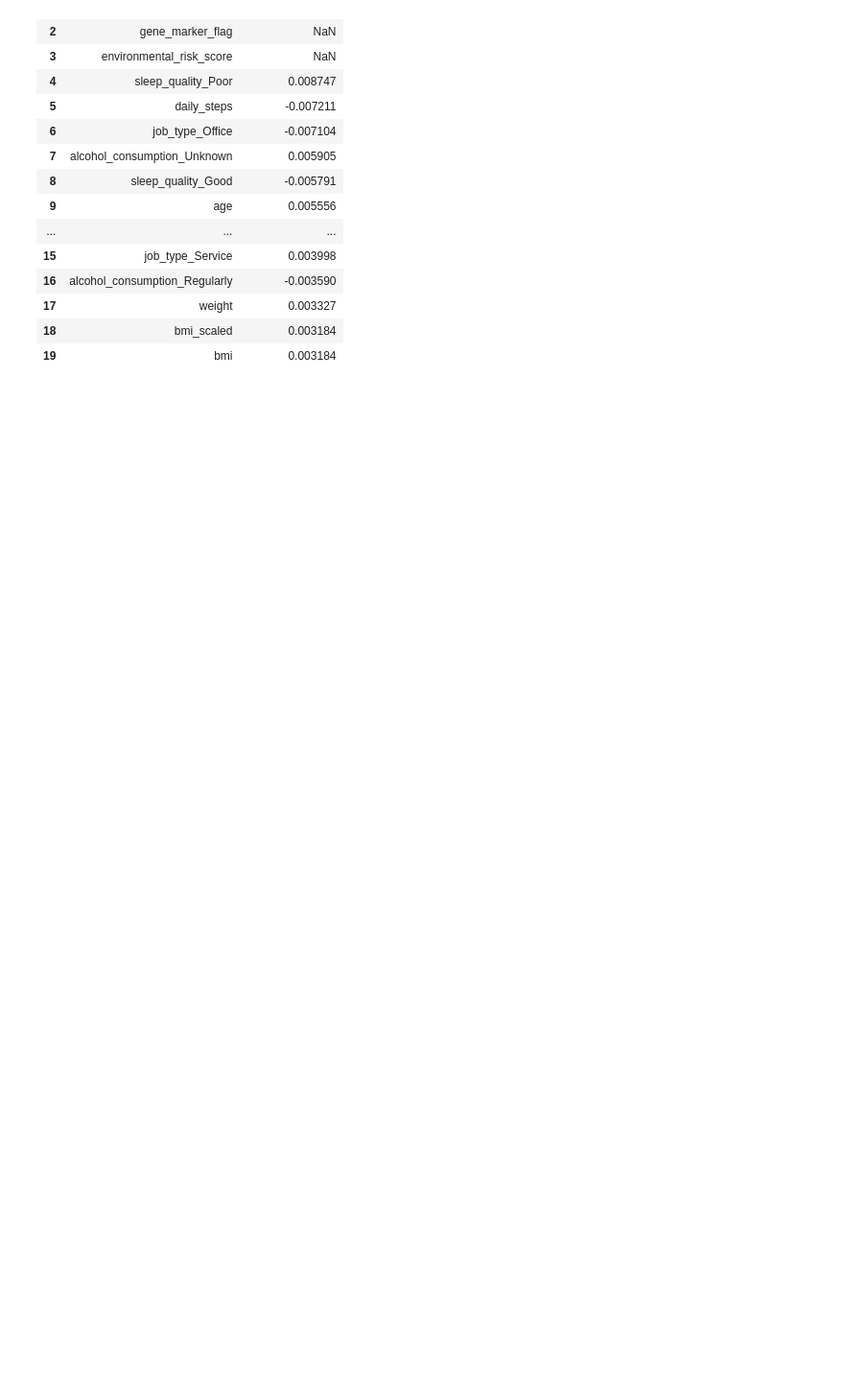
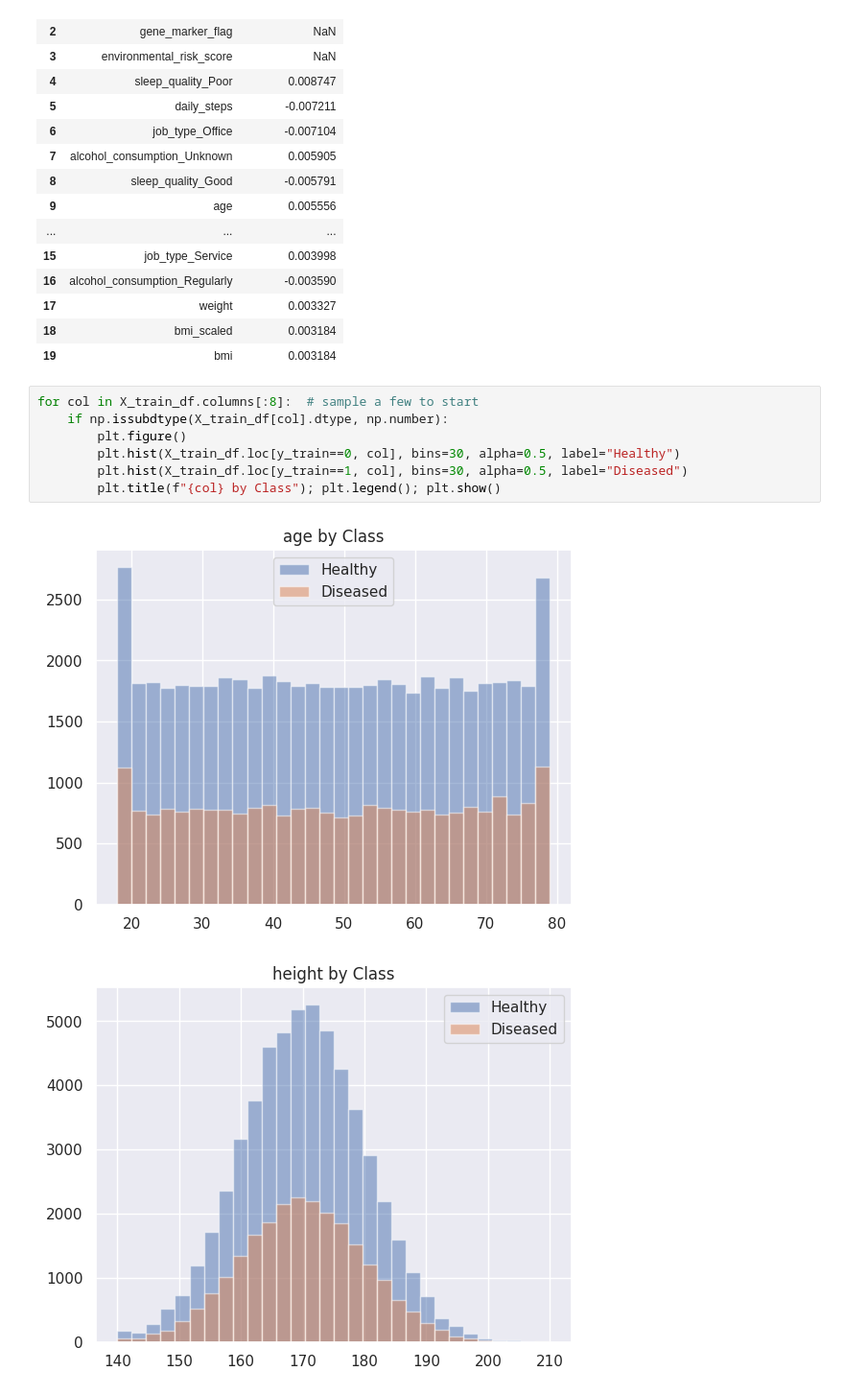
Before and after one commit to manuelapop/health_classification_dataset_model_train, a Jupyter notebook: health_classification.ipynb, the cells around one changed output. Shown at 96% size. Cells and saved outputs as stored; diff of their text form; blank space fills up the shorter version.

```diff
--- a/health_classification.ipynb
+++ b/health_classification.ipynb
@@ -560,3 +560,13 @@ pd.DataFrame(corrs, columns=['feature','corr_with_target']).head(20)
 | 17 | weight | 0.003327 |
 | 18 | bmi_scaled | 0.003184 |
 | 19 | bmi | 0.003184 |
+# %%
+for col in X_train_df.columns[:8]:  # sample a few to start
+    if np.issubdtype(X_train_df[col].dtype, np.number):
+        plt.figure()
+        plt.hist(X_train_df.loc[y_train==0, col], bins=30, alpha=0.5, label="Healthy")
+        plt.hist(X_train_df.loc[y_train==1, col], bins=30, alpha=0.5, label="Diseased")
+        plt.title(f"{col} by Class"); plt.legend(); plt.show()
+# %% [output]
+[figure, added]
+[figure, added]
```
Also changed, not shown: parts of 9 cells of this notebook.
